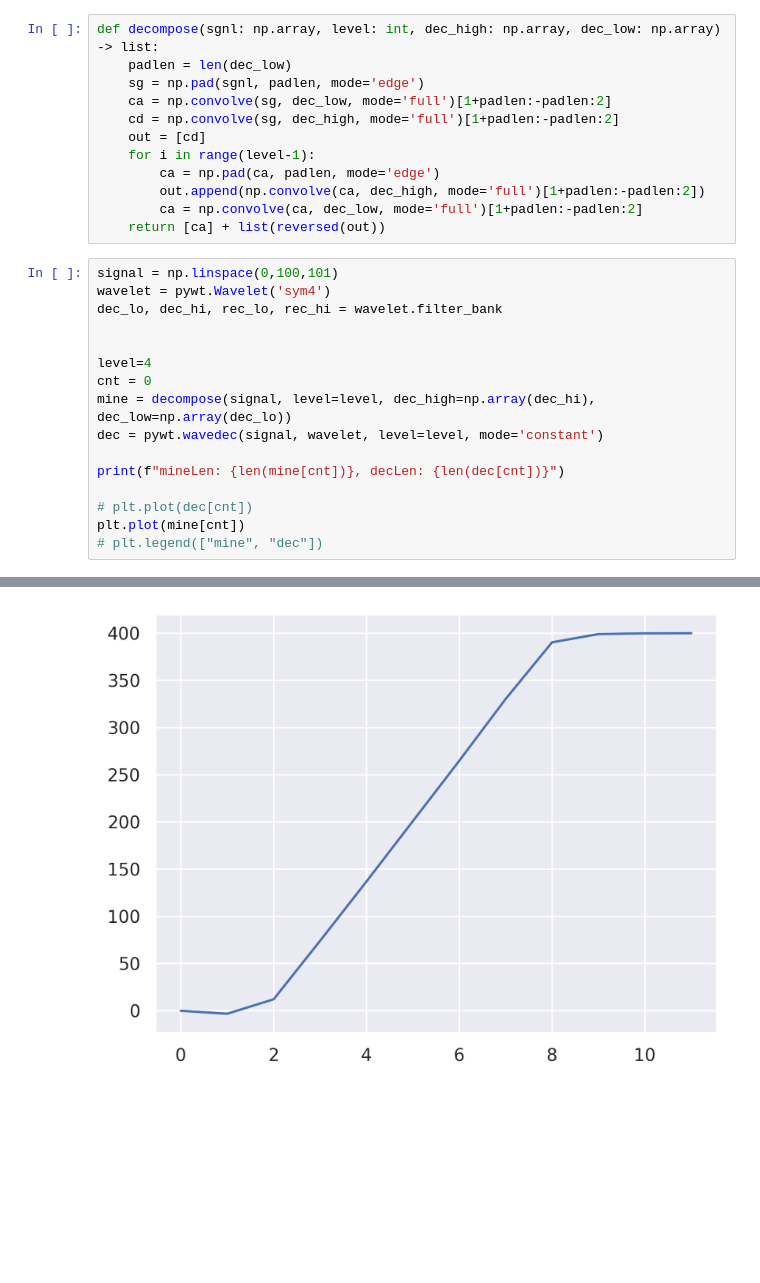
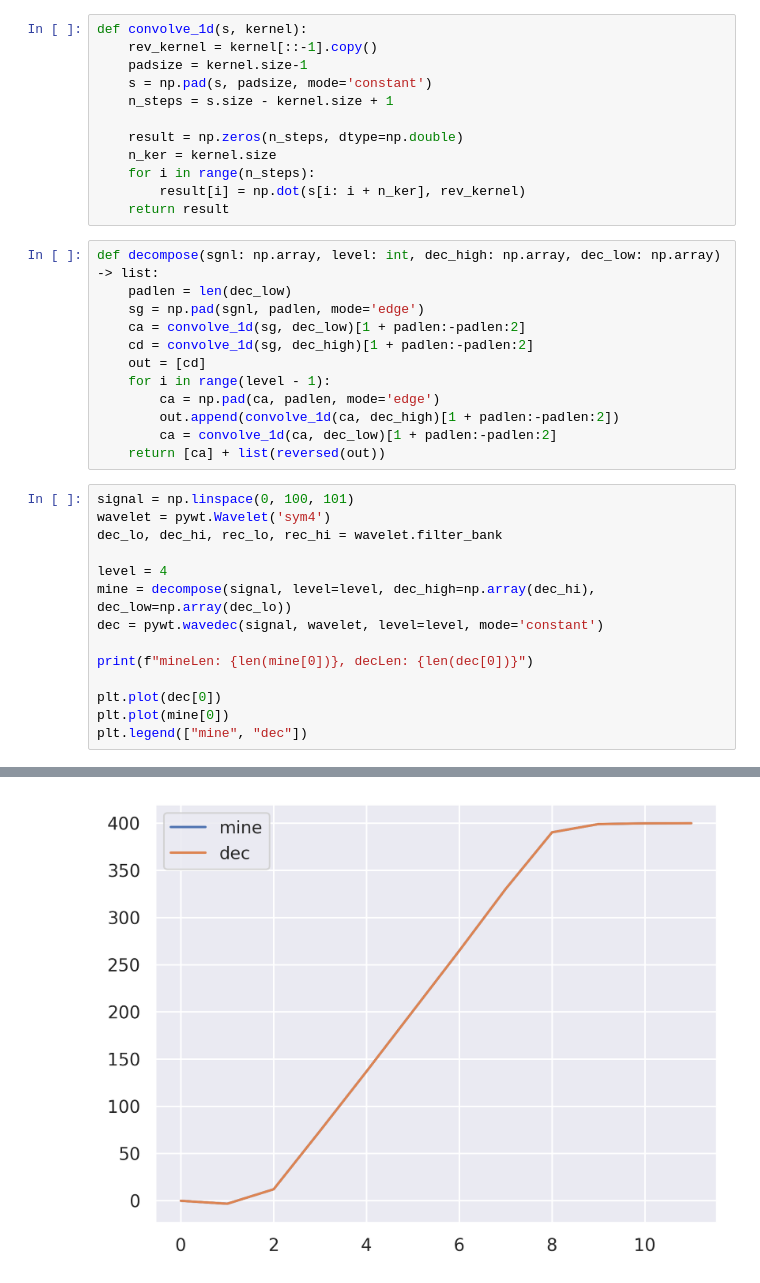
Before and after one commit to MyAlyce/myalyce_wavelet_and_classifier_tests, a Jupyter notebook: wavelets.ipynb, the cells around one changed output, grey strips where cells are left out. Drawn from its saved outputs; the diff is of its cells as text; blank space fills up the shorter version.

```diff
--- a/wavelets.ipynb
+++ b/wavelets.ipynb
@@ -58,30 +13,40 @@ plt.plot(mcA2)
+# %%
+def convolve_1d(s, kernel):
+    rev_kernel = kernel[::-1].copy()
+    padsize = kernel.size-1
+    s = np.pad(s, padsize, mode='constant')
+    n_steps = s.size - kernel.size + 1
+
+    result = np.zeros(n_steps, dtype=np.double)
+    n_ker = kernel.size
+    for i in range(n_steps):
+        result[i] = np.dot(s[i: i + n_ker], rev_kernel)
+    return result
 # %%
 def decompose(sgnl: np.array, level: int, dec_high: np.array, dec_low: np.array) -> list:
     padlen = len(dec_low)
     sg = np.pad(sgnl, padlen, mode='edge')
-    ca = np.convolve(sg, dec_low, mode='full')[1+padlen:-padlen:2]
-    cd = np.convolve(sg, dec_high, mode='full')[1+padlen:-padlen:2]
+    ca = convolve_1d(sg, dec_low)[1 + padlen:-padlen:2]
+    cd = convolve_1d(sg, dec_high)[1 + padlen:-padlen:2]
     out = [cd]
-    for i in range(level-1):
+    for i in range(level - 1):
         ca = np.pad(ca, padlen, mode='edge')
-        out.append(np.convolve(ca, dec_high, mode='full')[1+padlen:-padlen:2])
-        ca = np.convolve(ca, dec_low, mode='full')[1+padlen:-padlen:2]
+        out.append(convolve_1d(ca, dec_high)[1 + padlen:-padlen:2])
+        ca = convolve_1d(ca, dec_low)[1 + padlen:-padlen:2]
     return [ca] + list(reversed(out))
 # %%
-signal = np.linspace(0,100,101)
+signal = np.linspace(0, 100, 101)
 wavelet = pywt.Wavelet('sym4')
 dec_lo, dec_hi, rec_lo, rec_hi = wavelet.filter_bank
 
-
-level=4
-cnt = 0
+level = 4
 mine = decompose(signal, level=level, dec_high=np.array(dec_hi), dec_low=np.array(dec_lo))
 dec = pywt.wavedec(signal, wavelet, level=level, mode='constant')
 
-print(f"mineLen: {len(mine[cnt])}, decLen: {len(dec[cnt])}")
+print(f"mineLen: {len(mine[0])}, decLen: {len(dec[0])}")
 
-# plt.plot(dec[cnt])
-plt.plot(mine[cnt])
-# plt.legend(["mine", "dec"])
+plt.plot(dec[0])
+plt.plot(mine[0])
+plt.legend(["mine", "dec"])
 # %% [output]
 mineLen: 12, decLen: 12
@@ -89 +54 @@ mineLen: 12, decLen: 12
-[figure, old version]
+[figure, new version]
```
Also changed, not shown: parts of 7 cells of this notebook, 1 other file.
